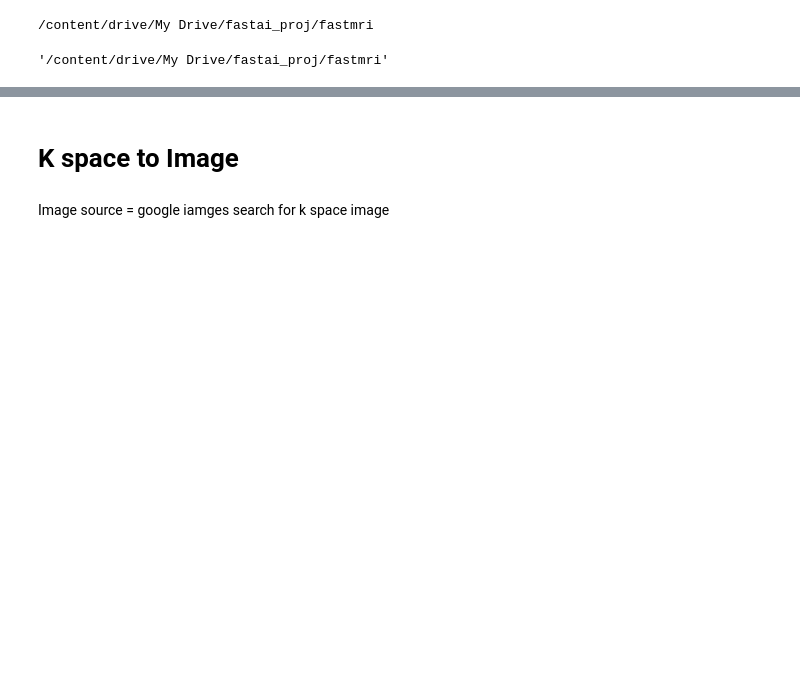
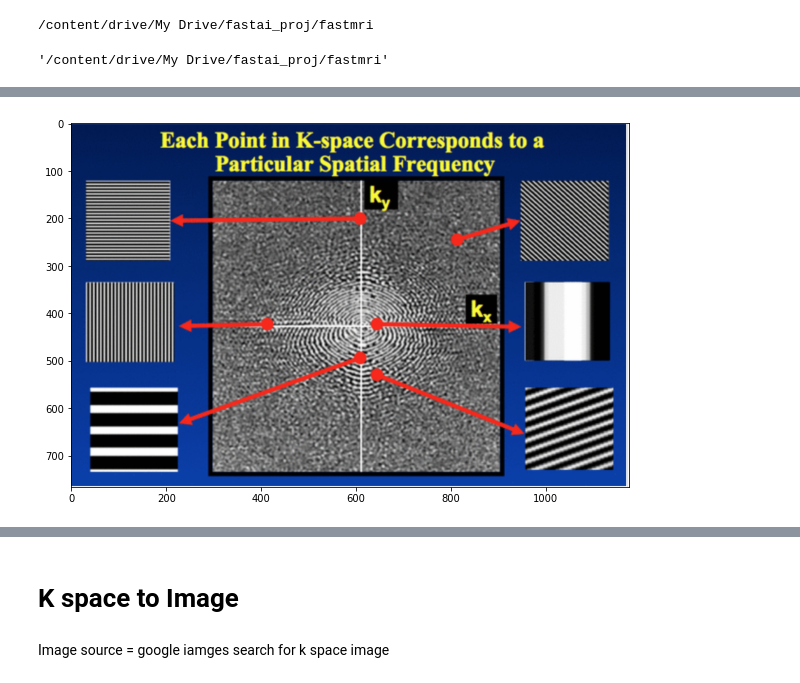
Before and after one commit to RGologorsky/fastmri, a Jupyter notebook: notes/01_notes_FastMRI.ipynb, the cells around one changed output, grey strips where cells are left out. Drawn from its saved outputs; the diff is of its cells as text; code cells hidden in the pictures; blank space fills up the shorter version.

```diff
--- a/notes/01_notes_FastMRI.ipynb
+++ b/notes/01_notes_FastMRI.ipynb
@@ -79,0 +147,4 @@ Source: practical fMRI blog
+# %%
+img_plot("kspace_point.png", figsize=(10,10))
+# %% [output]
+[figure, added]
```
Also changed, not shown: parts of 15 cells of this notebook, 5 other files.
